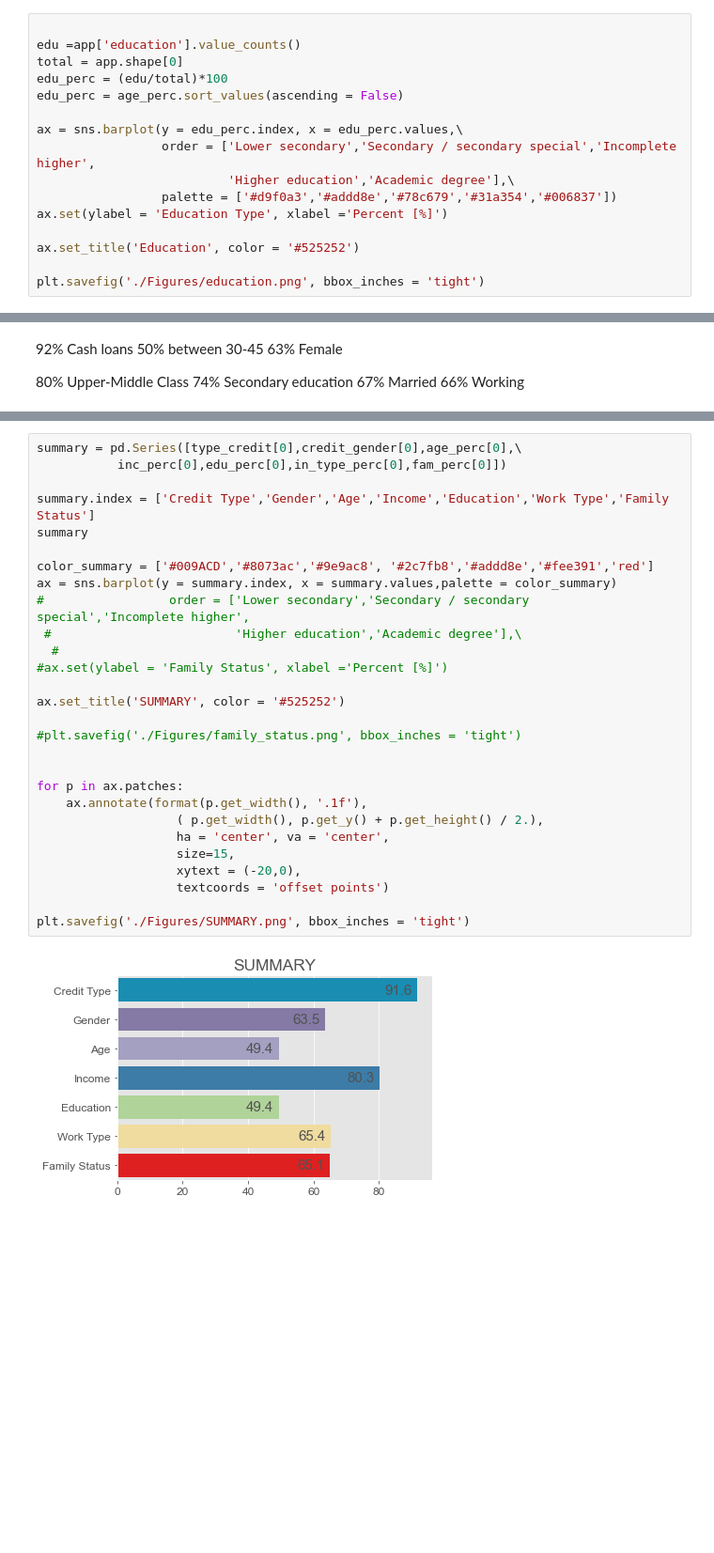
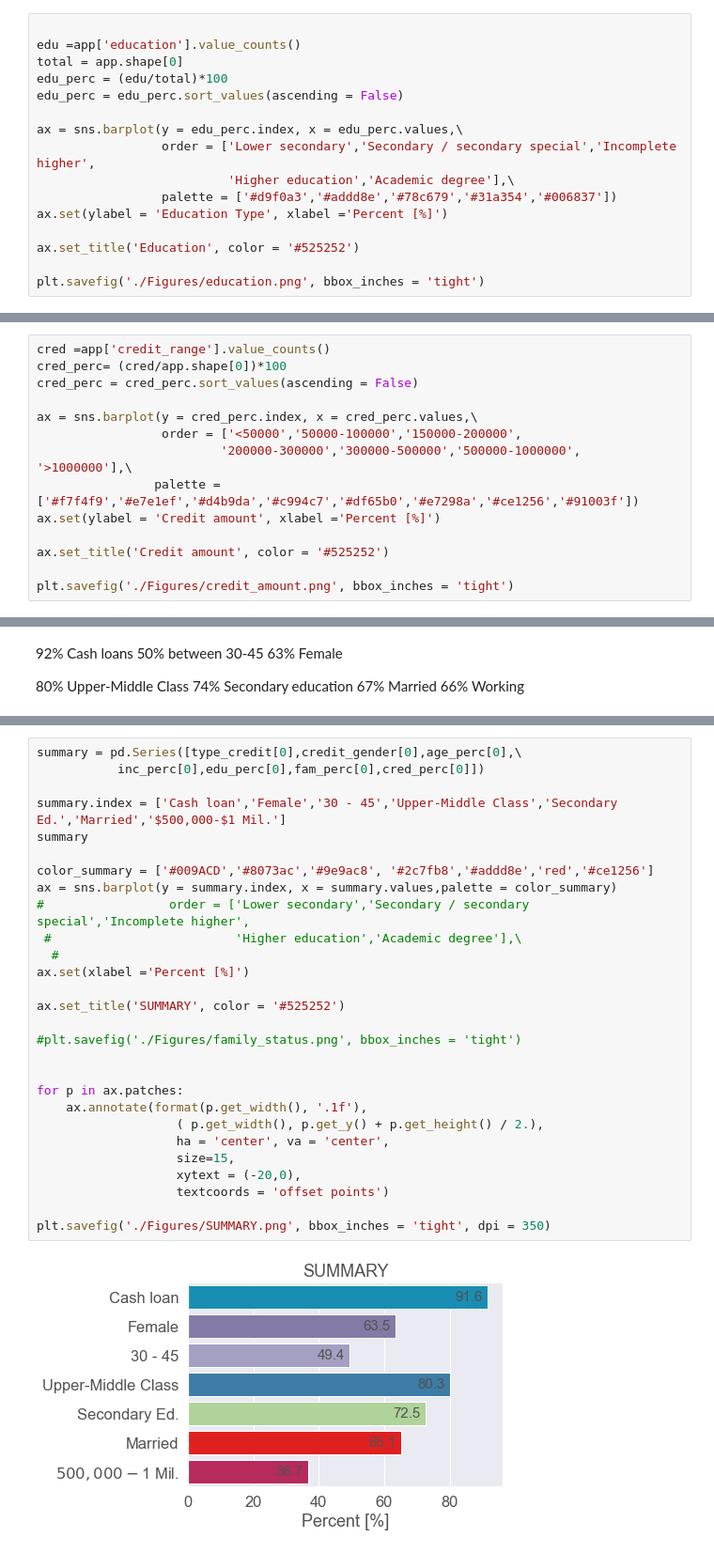
Before and after one commit to LenaChretien/Credit-Card-Fraud, a Jupyter notebook: Presentation figures.ipynb, the cells around one changed output, grey strips where cells are left out. Shown at 94% size. Saved outputs shown, nothing was run; the diff lists cells and outputs as text; blank space fills up the shorter version.

```diff
--- a/Presentation figures.ipynb
+++ b/Presentation figures.ipynb
@@ -198,7 +200,7 @@ plt.savefig('./Figures/income.png', bbox_inches = 'tight')
 edu =app['education'].value_counts()
 total = app.shape[0]
 edu_perc = (edu/total)*100
-edu_perc = age_perc.sort_values(ascending = False)
+edu_perc = edu_perc.sort_values(ascending = False)
 
 ax = sns.barplot(y = edu_perc.index, x = edu_perc.values,\
                  order = ['Lower secondary','Secondary / secondary special','Incomplete higher',
@@ -245,0 +248,14 @@ plt.savefig('./Figures/family_status.png', bbox_inches = 'tight')
+# %%
+cred =app['credit_range'].value_counts()
+cred_perc= (cred/app.shape[0])*100
+cred_perc = cred_perc.sort_values(ascending = False)
+
+ax = sns.barplot(y = cred_perc.index, x = cred_perc.values,\
+                 order = ['<50000','50000-100000','150000-200000',
+                         '200000-300000','300000-500000','500000-1000000', '>1000000'],\
+                palette = ['#f7f4f9','#e7e1ef','#d4b9da','#c994c7','#df65b0','#e7298a','#ce1256','#91003f'])
+ax.set(ylabel = 'Credit amount', xlabel ='Percent [%]')
+
+ax.set_title('Credit amount', color = '#525252')
+
+plt.savefig('./Figures/credit_amount.png', bbox_inches = 'tight')
@@ -263,30 +285,30 @@ Name: age_range, dtype: float64
 # %%
 summary = pd.Series([type_credit[0],credit_gender[0],age_perc[0],\
-           inc_perc[0],edu_perc[0],in_type_perc[0],fam_perc[0]])
+           inc_perc[0],edu_perc[0],fam_perc[0],cred_perc[0]])
 
-summary.index = ['Credit Type','Gender','Age','Income','Education','Work Type','Family Status']
+summary.index = ['Cash loan','Female','30 - 45','Upper-Middle Class','Secondary Ed.','Married','$500,000-$1 Mil.']
 summary
 
-color_summary = ['#009ACD','#8073ac','#9e9ac8', '#2c7fb8','#addd8e','#fee391','red']
+color_summary = ['#009ACD','#8073ac','#9e9ac8', '#2c7fb8','#addd8e','red','#ce1256']
 ax = sns.barplot(y = summary.index, x = summary.values,palette = color_summary)
 #                 order = ['Lower secondary','Secondary / secondary special','Incomplete higher',
  #                         'Higher education','Academic degree'],\
   #
-#ax.set(ylabel = 'Family Status', xlabel ='Percent [%]')
+ax.set(xlabel ='Percent [%]')
 
 ax.set_title('SUMMARY', color = '#525252')
 
 #plt.savefig('./Figures/family_status.png', bbox_inches = 'tight')
 
 
 for p in ax.patches:
     ax.annotate(format(p.get_width(), '.1f'),
                    ( p.get_width(), p.get_y() + p.get_height() / 2.),
                    ha = 'center', va = 'center',
                    size=15,
                    xytext = (-20,0),
                    textcoords = 'offset points')
 
-plt.savefig('./Figures/SUMMARY.png', bbox_inches = 'tight')
+plt.savefig('./Figures/SUMMARY.png', bbox_inches = 'tight', dpi = 350)
 # %% [output]
-[figure, old version]
+[figure, new version]
```
Also changed, not shown: parts of 52 cells of this notebook.
